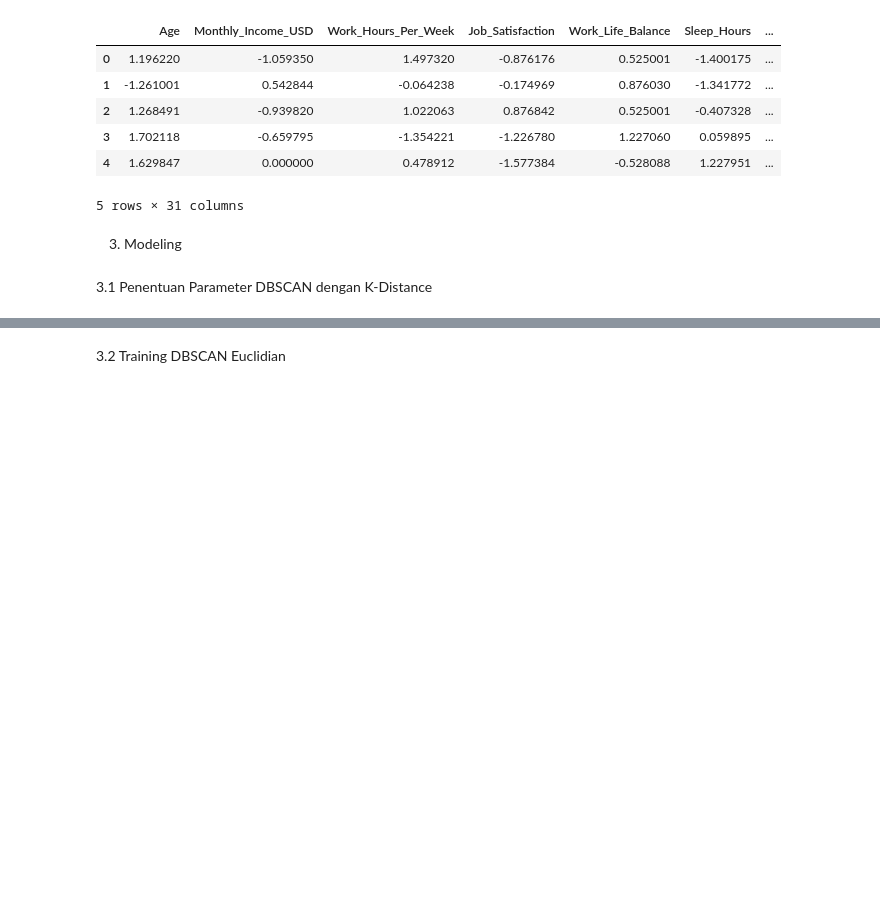
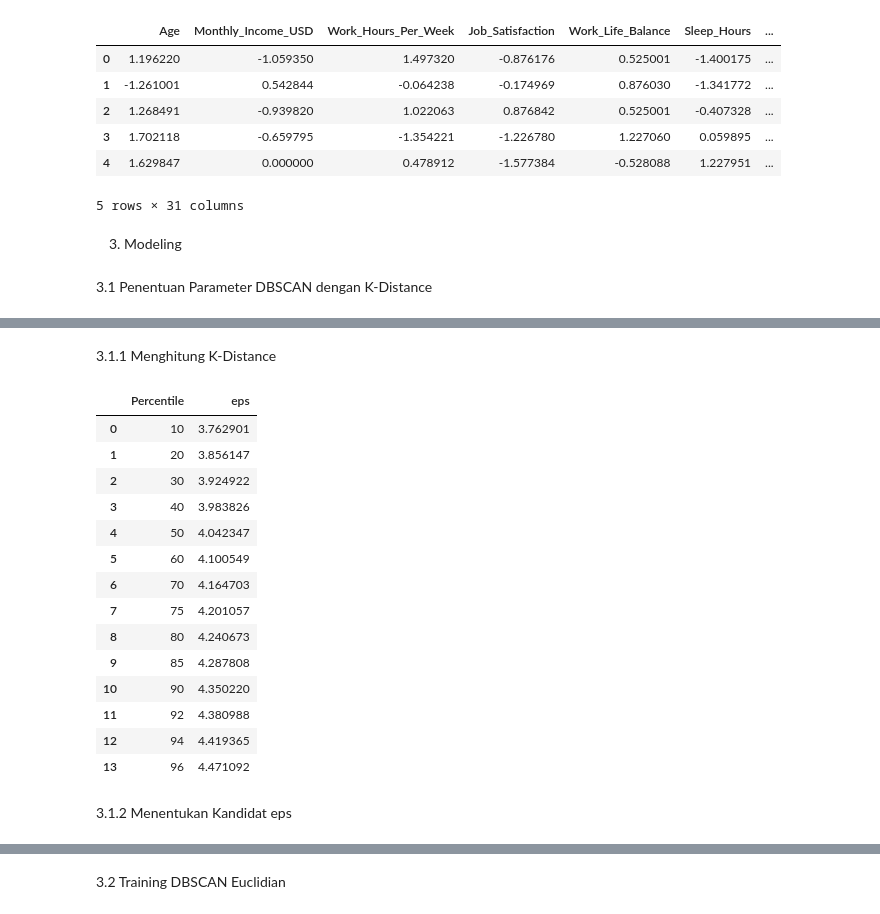
Before and after one commit to EsatovinVictoria/ML_Semester5_EsatovinEbenhaezerVictoria, a Jupyter notebook: Pertemuan_4/Studi_Kasus/Tugas_DBSCANEuclidian.ipynb, the cells around one changed output, grey strips where cells are left out. Drawn from its saved outputs; the diff is of its cells as text; code cells hidden in the pictures; blank space fills up the shorter version.

```diff
--- a/Pertemuan_4/Studi_Kasus/Tugas_DBSCANEuclidian.ipynb
+++ b/Pertemuan_4/Studi_Kasus/Tugas_DBSCANEuclidian.ipynb
@@ -610,0 +537,52 @@ eps hasil K-Distance: 4.3883
+# %% [markdown]
+3.1.1 Menghitung K-Distance
+# %%
+percentiles = [
+    10,
+    20,
+    30,
+    40,
+    50,
+    60,
+    70,
+    75,
+    80,
+    85,
+    90,
+    92,
+    94,
+    96
+]
+
+eps_candidates = np.percentile(
+    k_distances,
+    percentiles
+)
+
+eps_candidates_df = pd.DataFrame({
+    'Percentile':
+        percentiles,
+
+    'eps':
+        eps_candidates
+})
+
+eps_candidates_df
+# %% [output]
+|  | Percentile | eps |
+| 0 | 10 | 3.762901 |
+| 1 | 20 | 3.856147 |
+| 2 | 30 | 3.924922 |
+| 3 | 40 | 3.983826 |
+| 4 | 50 | 4.042347 |
+| 5 | 60 | 4.100549 |
+| 6 | 70 | 4.164703 |
+| 7 | 75 | 4.201057 |
+| 8 | 80 | 4.240673 |
+| 9 | 85 | 4.287808 |
+| 10 | 90 | 4.350220 |
+| 11 | 92 | 4.380988 |
+| 12 | 94 | 4.419365 |
+| 13 | 96 | 4.471092 |
+# %% [markdown]
+3.1.2 Menentukan Kandidat eps
```
Also changed, not shown: parts of 20 cells of this notebook, 9 other files.
